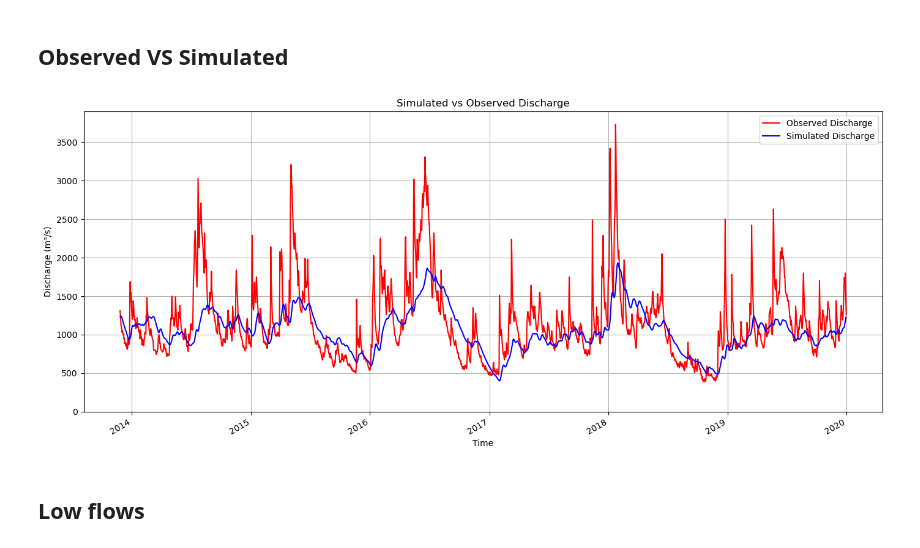
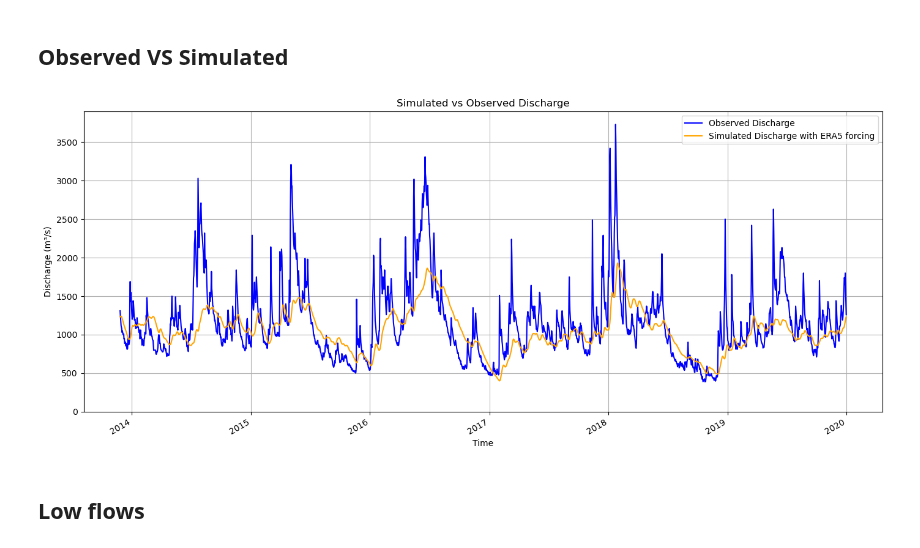
Before and after one commit to eWaterCycle/projects, a Jupyter notebook: book/thesis_projects/BSc/2025_Q4_ElkeSchokking_CEG/work in progress/HBV_FR000119_logNSE & EMD.ipynb, the cells around one changed output. Drawn from its saved outputs; the diff is of its cells as text; code cells hidden in the pictures.

```diff
--- a/book/thesis_projects/BSc/2025_Q4_ElkeSchokking_CEG/work in progress/HBV_FR000119_logNSE & EMD.ipynb
+++ b/book/thesis_projects/BSc/2025_Q4_ElkeSchokking_CEG/work in progress/HBV_FR000119_logNSE & EMD.ipynb
@@ -208,30 +208,30 @@ Q_obs_aligned = Q_obs_m3s[start:end]
 # %%
 #Plot
 plt.figure(figsize=(14, 6))
-Q_obs_aligned.plot(label="Observed Discharge", color="red")
-Q_sim_aligned.plot(label="Simulated Discharge", color="blue")
+Q_obs_aligned.plot(label="Observed Discharge", color="blue")
+Q_sim_aligned.plot(label="Simulated Discharge with ERA5 forcing", color="orange")
 plt.title("Simulated vs Observed Discharge")
 plt.ylabel("Discharge (m³/s)")
 plt.xlabel("Time")
 
 # Get current y-limits to create y ticks
 ymin, ymax = plt.ylim()
 
 # Define new ticks including 500
 yticks = np.arange(0, ymax + 1, 500)
 if 500 not in yticks:
     yticks = np.append(yticks, 500)
     yticks = np.sort(yticks)
 
 # Set the ticks before showing the plot
 plt.yticks(yticks)
 
 plt.legend()
 plt.grid()
 plt.tight_layout()
 plt.show()
 # %% [output]
-[figure, old version]
+[figure, new version]
 # %% [markdown]
 ## Low flows
 # %%
```
Also changed, not shown: parts of 7 cells of this notebook.
